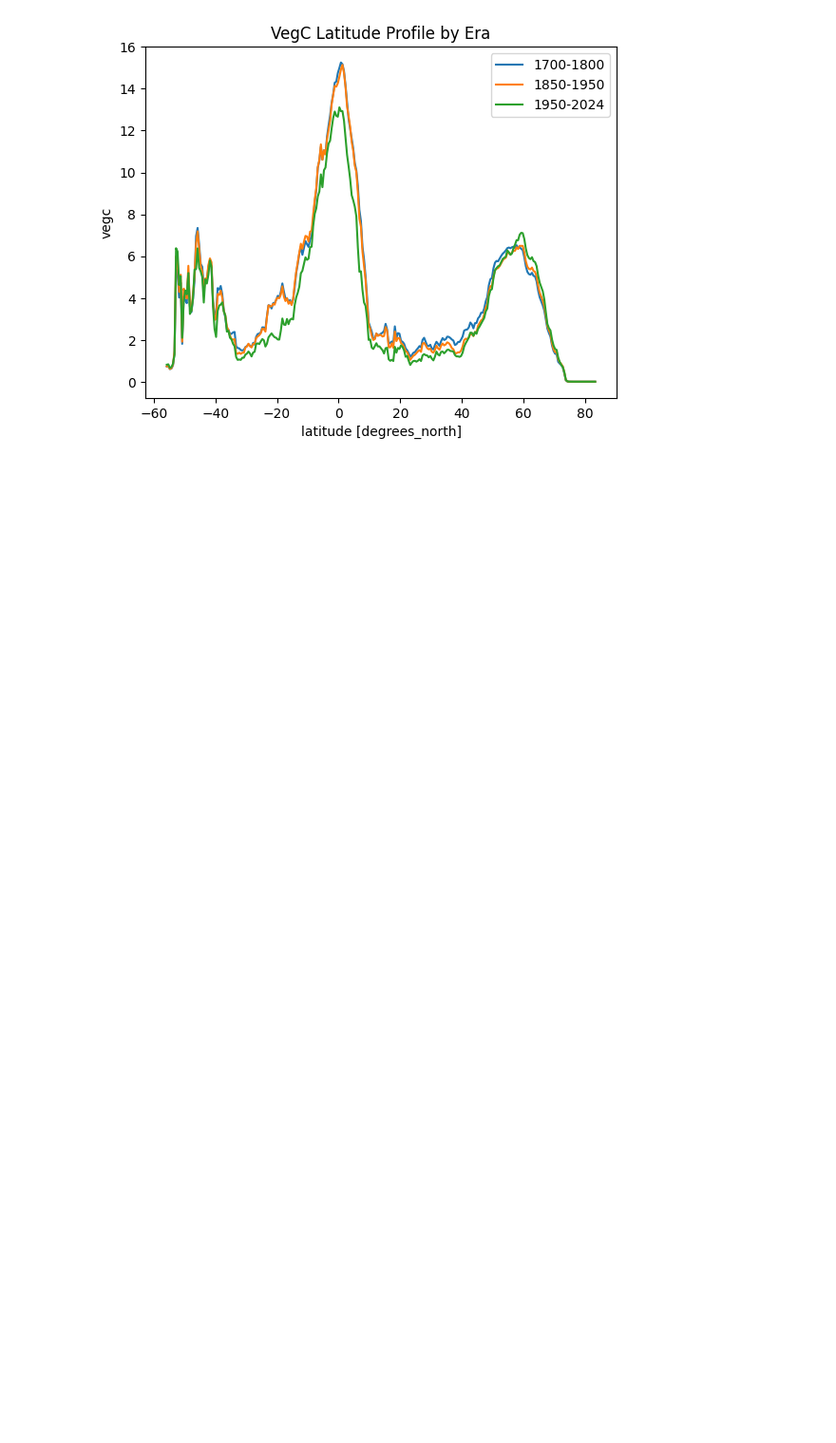
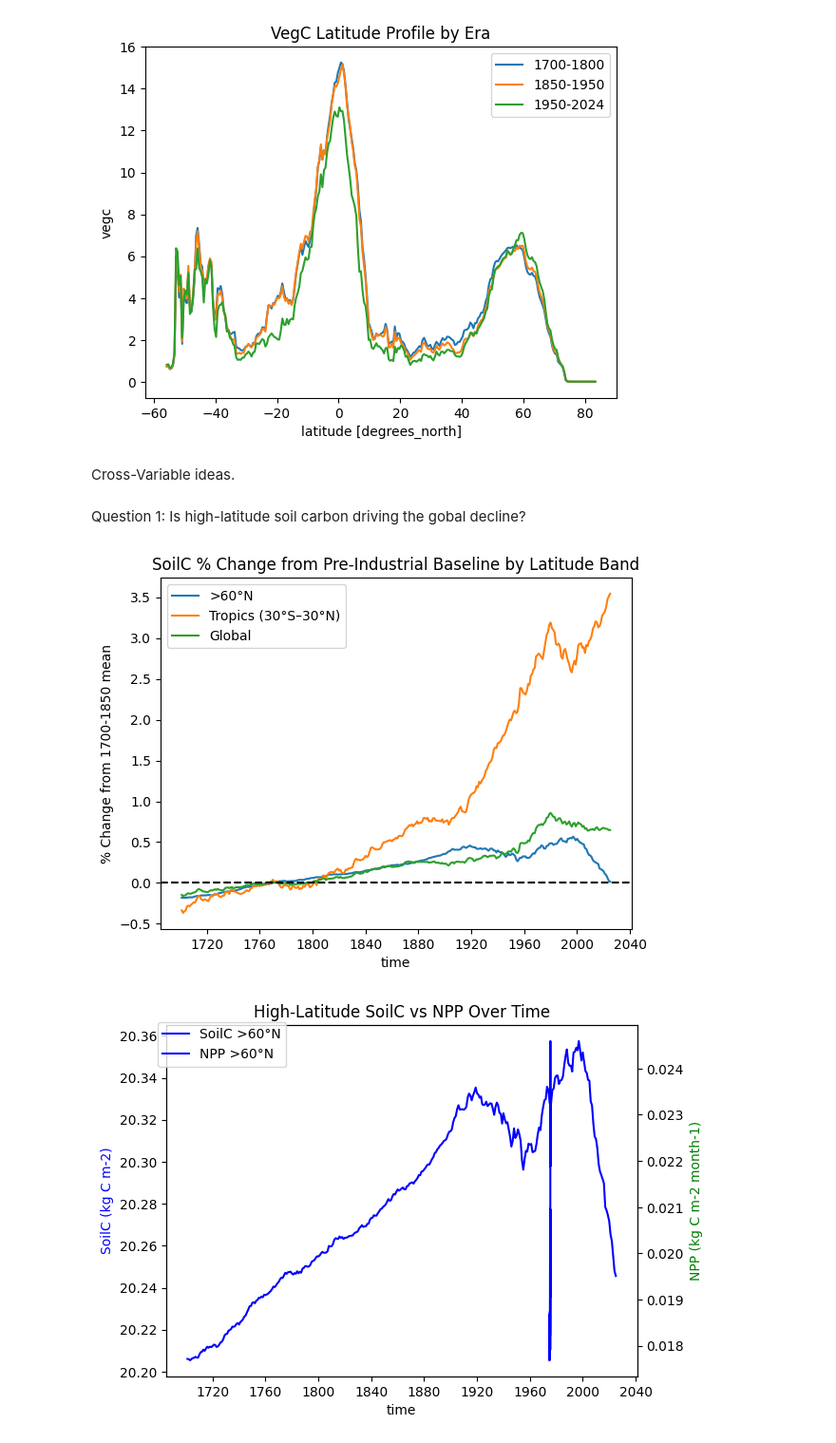
Before and after one commit to L1laBan3/LPJ-EOSIM, a Jupyter notebook: analysis.ipynb, the cells around one changed output. Shown at 95% size. Drawn from its saved outputs; the diff is of its cells as text; code cells hidden in the pictures; blank space fills up the shorter version.

```diff
--- a/analysis.ipynb
+++ b/analysis.ipynb
@@ -480,3 +481,51 @@ Data variables:
 [figure]
 [figure]
 [figure]
+# %% [markdown]
+Cross-Variable ideas.
+# %% [markdown]
+Question 1: Is high-latitude soil carbon driving the gobal decline?
+# %%
+#Define a reusable weighted mean function
+def weighted_ts(da):
+    w = np.cos(np.deg2rad(da.latitude))
+    w.name = "weights"
+    return da.weighted(w).mean(dim=["latitude", "longitude"])
+
+#Split soilc into latitude bands
+soilc_highlat = weighted_ts(soilc.sel(latitude=slice(60, 90)))
+soilc_tropics = weighted_ts(soilc.sel(latitude=slice(-30, 30)))
+soilc_global = weighted_ts(soilc)
+
+#Normalize to % change from pre-industrial baseline
+fig, ax = plt.subplots()
+for ts, label in [(soilc_highlat, ">60°N"),
+                  (soilc_tropics, "Tropics (30°S–30°N)"),
+                  (soilc_global, "Global")]:
+    baseline = ts.sel(time=slice("1700", "1850")).mean()
+    pct_change = (ts - baseline) / baseline * 100
+    pct_change.plot(ax=ax, label=label)
+
+plt.axhline(0, color="k", linestyle="--")
+plt.legend()
+plt.title("SoilC % Change from Pre-Industrial Baseline by Latitude Band")
+plt.ylabel("% Change from 1700-1850 mean")
+plt.show()
+
+#Compare NPP at high latitudes as a proxy for warming-driven productivity
+# (if NPP rises but soilc falls at >60N, decomposition is outpacing inputs)
+mnpp_highlat = weighted_ts(mnpp.sel(latitude=slice(60, 90)))
+mnpp_annual_highlat = mnpp_highlat.groupby("time.year").mean()
+
+fig, ax1 = plt.subplots()
+ax2 = ax1.twinx()
+soilc_highlat.plot(ax=ax1, color="blue", label="SoilC >60°N")
+mnpp_annual_highlat.plot(ax=ax2, color="blue", label="NPP >60°N")
+ax1.set_ylabel("SoilC (kg C m-2)", color="blue")
+ax2.set_ylabel("NPP (kg C m-2 month-1)", color="green")
+plt.title("High-Latitude SoilC vs NPP Over Time")
+fig.legend(loc="upper left", bbox_to_anchor=(0.1, 0.9))
+plt.show()
+# %% [output]
+[figure, added]
+[figure, added]
```
Also changed, not shown: parts of 10 cells of this notebook.
